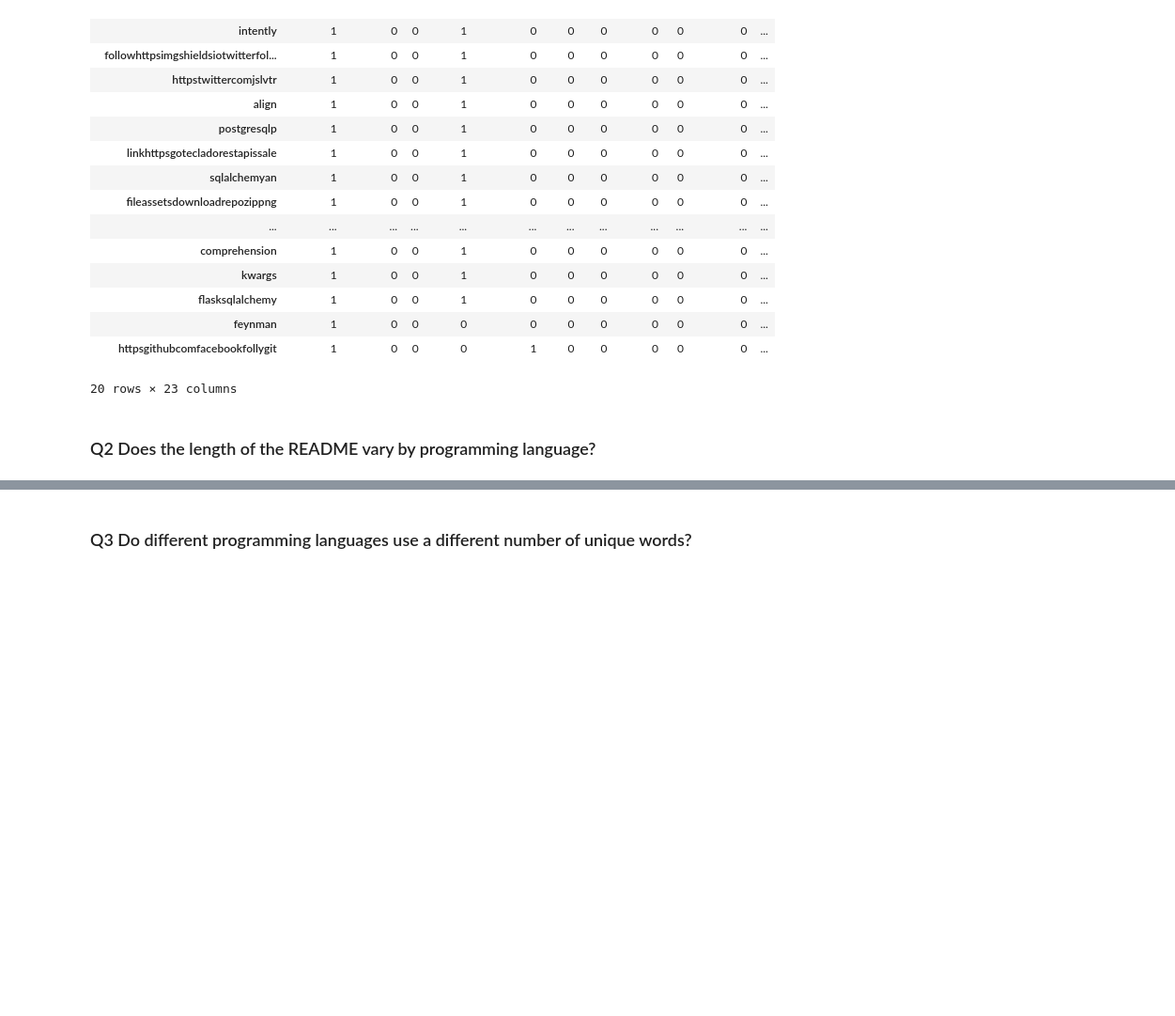
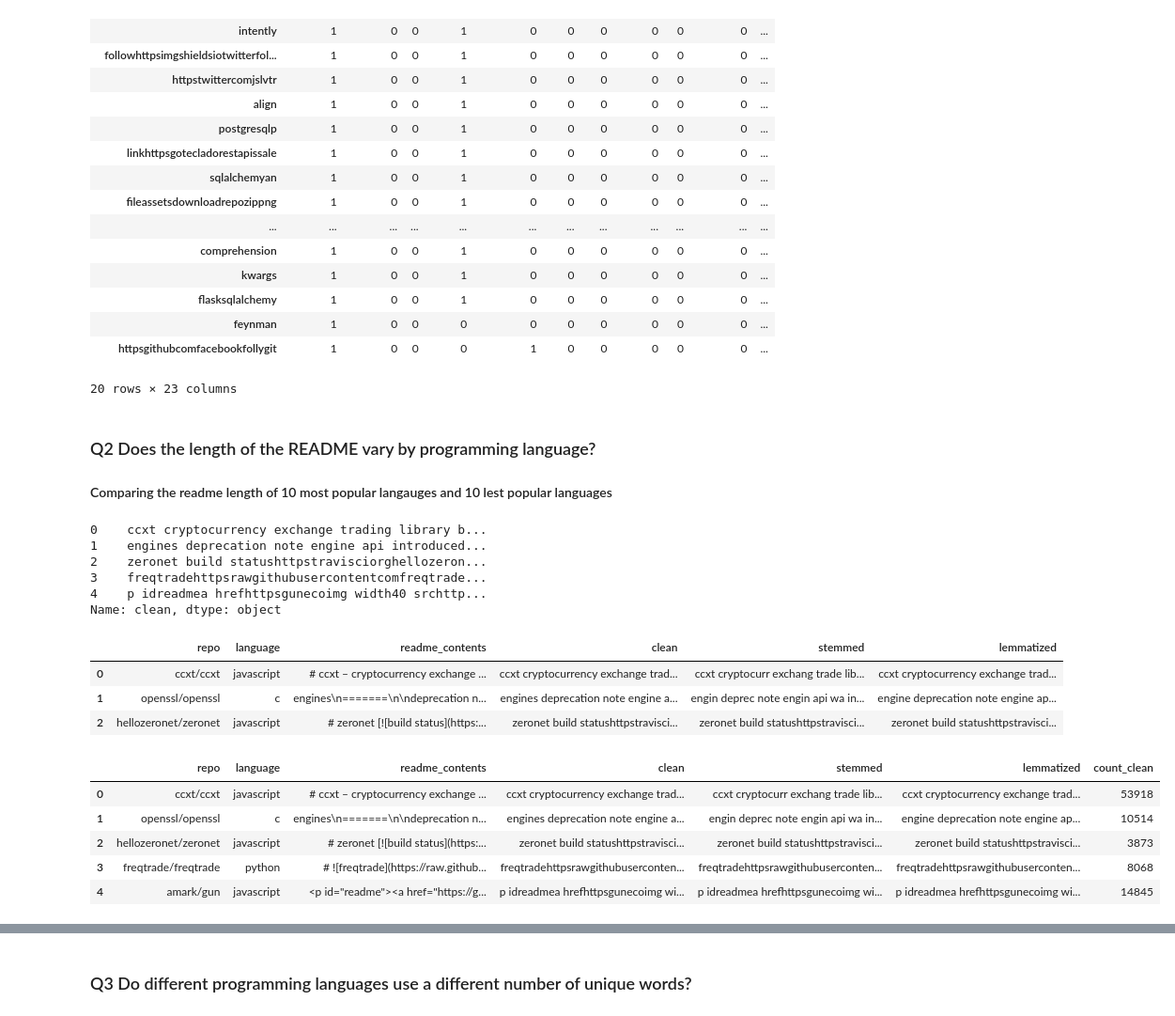
Before and after one commit to codeup-nlp/nlp-project, a Jupyter notebook: stephen_explore.ipynb, the cells around one changed output, grey strips where cells are left out. Shown at 94% size. Drawn from its saved outputs; the diff is of its cells as text; code cells hidden in the pictures; blank space fills up the shorter version.

```diff
--- a/stephen_explore.ipynb
+++ b/stephen_explore.ipynb
@@ -337,3 +333,32 @@ word_counts.sort_values(by ='all_words', ascending = False).tail(20)
 20 rows × 23 columns
 # %% [markdown]
 ### Q2 Does the length of the README vary by programming language?
+
+
+#### Comparing the readme length of 10 most popular  langauges and 10 lest popular languages
+# %%
+df.clean.head()
+# %% [output]
+0    ccxt cryptocurrency exchange trading library b...
+1    engines deprecation note engine api introduced...
+2    zeronet build statushttpstravisciorghellozeron...
+3    freqtradehttpsrawgithubusercontentcomfreqtrade...
+4    p idreadmea hrefhttpsgunecoimg width40 srchttp...
+Name: clean, dtype: object
+# %%
+df.head(3)
+# %% [output]
+|  | repo | language | readme_contents | clean | stemmed | lemmatized |
+| 0 | ccxt/ccxt | javascript | # ccxt – cryptocurrency exchange ... | ccxt cryptocurrency exchange trad... | ccxt cryptocurr exchang trade lib... | ccxt cryptocurrency exchange trad... |
+| 1 | openssl/openssl | c | engines\n=======\n\ndeprecation n... | engines deprecation note engine a... | engin deprec note engin api wa in... | engine deprecation note engine ap... |
+| 2 | hellozeronet/zeronet | javascript | # zeronet [![build status](https:... | zeronet build statushttpstravisci... | zeronet build statushttpstravisci... | zeronet build statushttpstravisci... |
+# %%
+df['count_clean'] = df['clean'].str.len()
+df.head()
+# %% [output]
+|  | repo | language | readme_contents | clean | stemmed | lemmatized | count_clean |
+| 0 | ccxt/ccxt | javascript | # ccxt – cryptocurrency exchange ... | ccxt cryptocurrency exchange trad... | ccxt cryptocurr exchang trade lib... | ccxt cryptocurrency exchange trad... | 53918 |
+| 1 | openssl/openssl | c | engines\n=======\n\ndeprecation n... | engines deprecation note engine a... | engin deprec note engin api wa in... | engine deprecation note engine ap... | 10514 |
+| 2 | hellozeronet/zeronet | javascript | # zeronet [![build status](https:... | zeronet build statushttpstravisci... | zeronet build statushttpstravisci... | zeronet build statushttpstravisci... | 3873 |
+| 3 | freqtrade/freqtrade | python | # ![freqtrade](https://raw.github... | freqtradehttpsrawgithubuserconten... | freqtradehttpsrawgithubuserconten... | freqtradehttpsrawgithubuserconten... | 8068 |
+| 4 | amark/gun | javascript | <p id="readme"><a href="https://g... | p idreadmea hrefhttpsgunecoimg wi... | p idreadmea hrefhttpsgunecoimg wi... | p idreadmea hrefhttpsgunecoimg wi... | 14845 |
```
Also changed, not shown: parts of 6 cells of this notebook.
